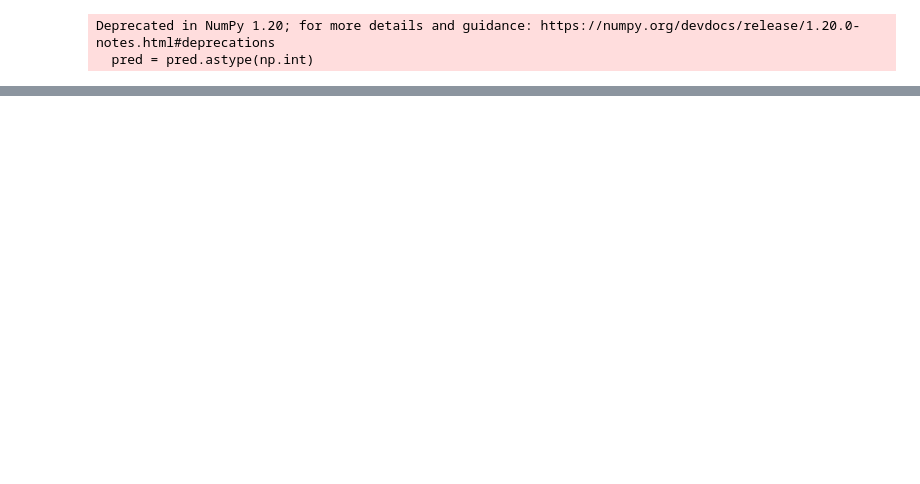
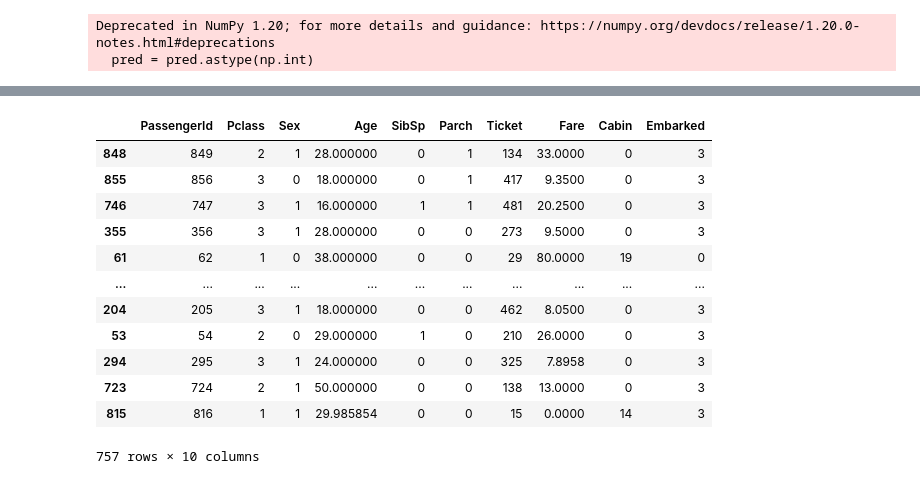
Before and after one commit to ret7020/KaggleSolutions, a Jupyter notebook: Titanic/Untitled.ipynb, the cells around one changed output, grey strips where cells are left out. Cells and saved outputs as stored; diff of their text form; code cells hidden in the pictures; blank space fills up the shorter version.

```diff
--- a/Titanic/Untitled.ipynb
+++ b/Titanic/Untitled.ipynb
@@ -201,0 +218,25 @@ Deprecated in NumPy 1.20; for more details and guidance: https://numpy.org/devdo
+# %%
+xtrain["Embarked"] = xtrain["Embarked"].astype('category').cat.codes
+# %%
+xtrain["Ticket"] = xtrain["Ticket"].astype('category').cat.codes
+# %%
+# Delete names
+xtrain = xtrain.drop('Name',axis=1) # train df without survived status
+# %%
+xtrain["Cabin"] = xtrain["Cabin"].astype('category').cat.codes
+# %%
+xtrain
+# %% [output]
+|  | PassengerId | Pclass | Sex | Age | SibSp | Parch | Ticket | Fare | Cabin | Embarked |
+| 848 | 849 | 2 | 1 | 28.000000 | 0 | 1 | 134 | 33.0000 | 0 | 3 |
+| 855 | 856 | 3 | 0 | 18.000000 | 0 | 1 | 417 | 9.3500 | 0 | 3 |
+| 746 | 747 | 3 | 1 | 16.000000 | 1 | 1 | 481 | 20.2500 | 0 | 3 |
+| 355 | 356 | 3 | 1 | 28.000000 | 0 | 0 | 273 | 9.5000 | 0 | 3 |
+| 61 | 62 | 1 | 0 | 38.000000 | 0 | 0 | 29 | 80.0000 | 19 | 0 |
+| ... | ... | ... | ... | ... | ... | ... | ... | ... | ... | ... |
+| 204 | 205 | 3 | 1 | 18.000000 | 0 | 0 | 462 | 8.0500 | 0 | 3 |
+| 53 | 54 | 2 | 0 | 29.000000 | 1 | 0 | 210 | 26.0000 | 0 | 3 |
+| 294 | 295 | 3 | 1 | 24.000000 | 0 | 0 | 325 | 7.8958 | 0 | 3 |
+| 723 | 724 | 2 | 1 | 50.000000 | 0 | 0 | 138 | 13.0000 | 0 | 3 |
+| 815 | 816 | 1 | 1 | 29.985854 | 0 | 0 | 15 | 0.0000 | 14 | 3 |
+757 rows × 10 columns
```
Also changed, not shown: parts of 20 cells of this notebook, 47 other files.
